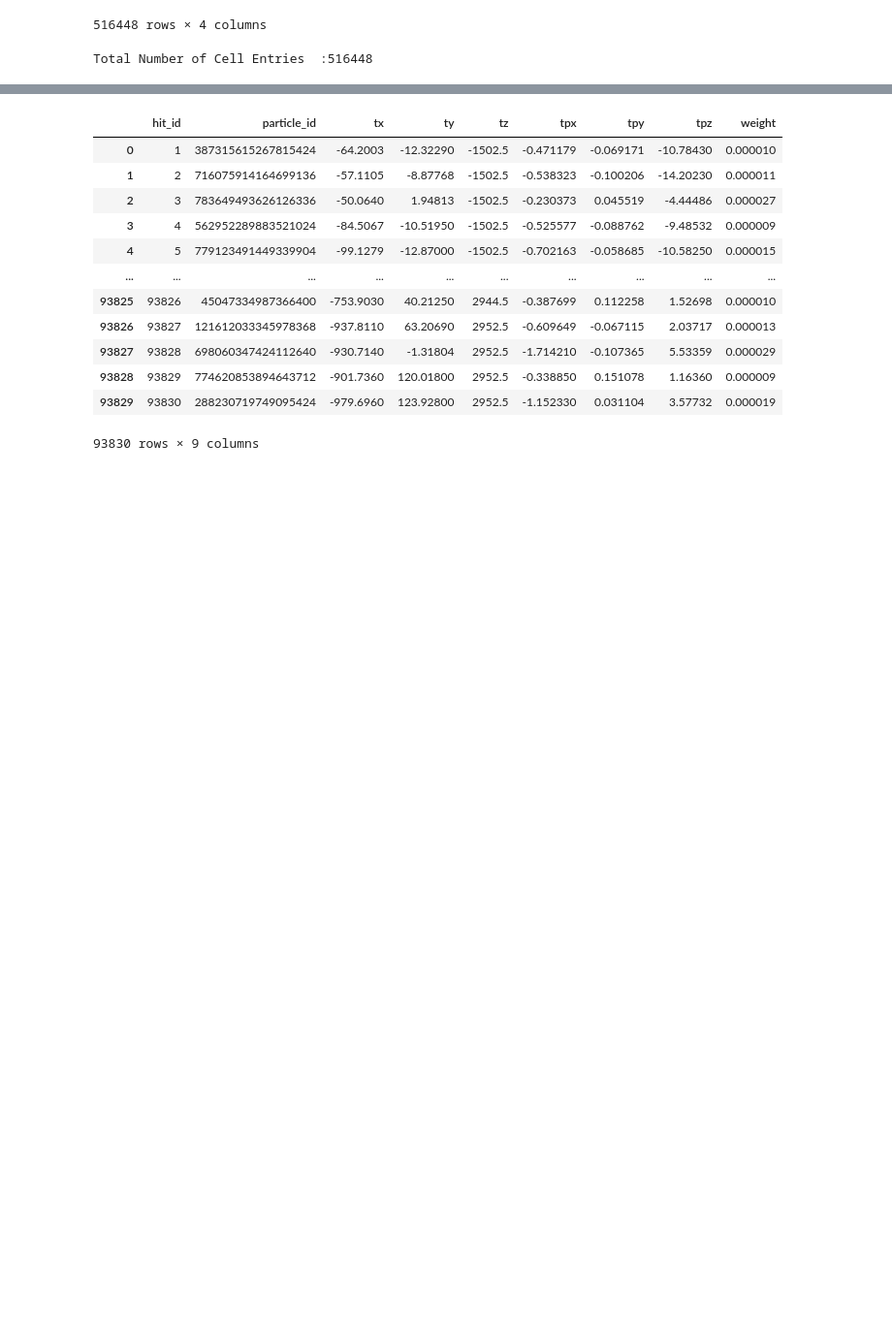
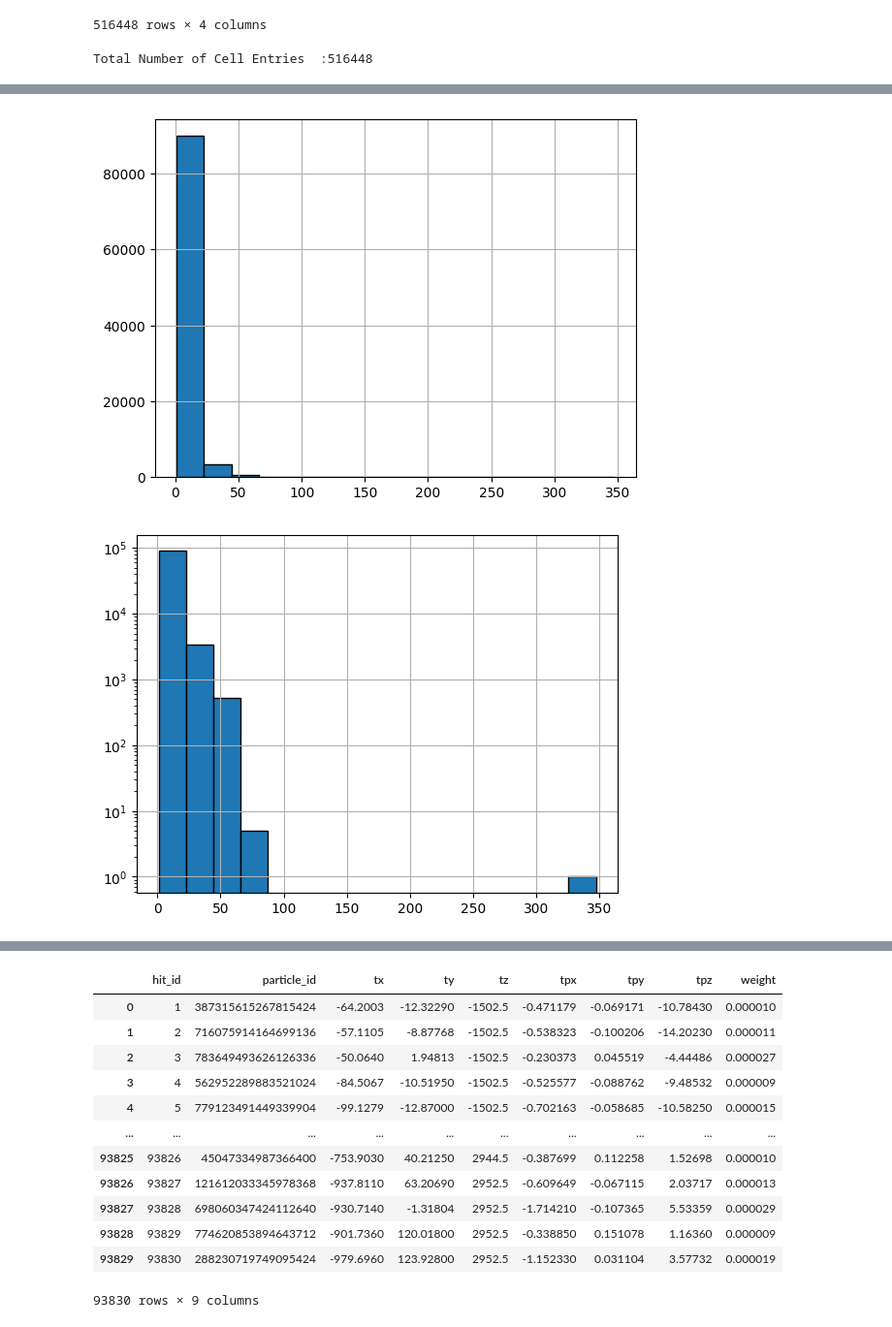
Before and after one commit to Ashmit0/TrackML-Particle-Tracking, a Jupyter notebook: Notebooks/EDA.ipynb, the cells around one changed output, grey strips where cells are left out. Shown at 97% size. Drawn from its saved outputs; the diff is of its cells as text; code cells hidden in the pictures; blank space fills up the shorter version.

```diff
--- a/Notebooks/EDA.ipynb
+++ b/Notebooks/EDA.ipynb
@@ -126,0 +138,2 @@ Total Number of Cell Entries  :516448
+# %%
+hits['ncells']=cells.hit_id.value_counts().get( hits.hit_id , 0 ).to_numpy()
@@ -127,3 +156,15 @@ Total Number of Cell Entries  :516448
+# %%
+plt.hist( hits.ncells , bins = 16  , edgecolor = 'k' )
+plt.grid()
+plt.show()
+
+plt.hist( hits.ncells , bins = 16  , edgecolor = 'k' )
+plt.semilogy()
+plt.grid()
+plt.show()
+# %% [output]
+[figure, added]
+[figure, added]
 # %%
 particles = event_data['particles']
 display(particles)
```
Also changed, not shown: parts of 18 cells of this notebook.
